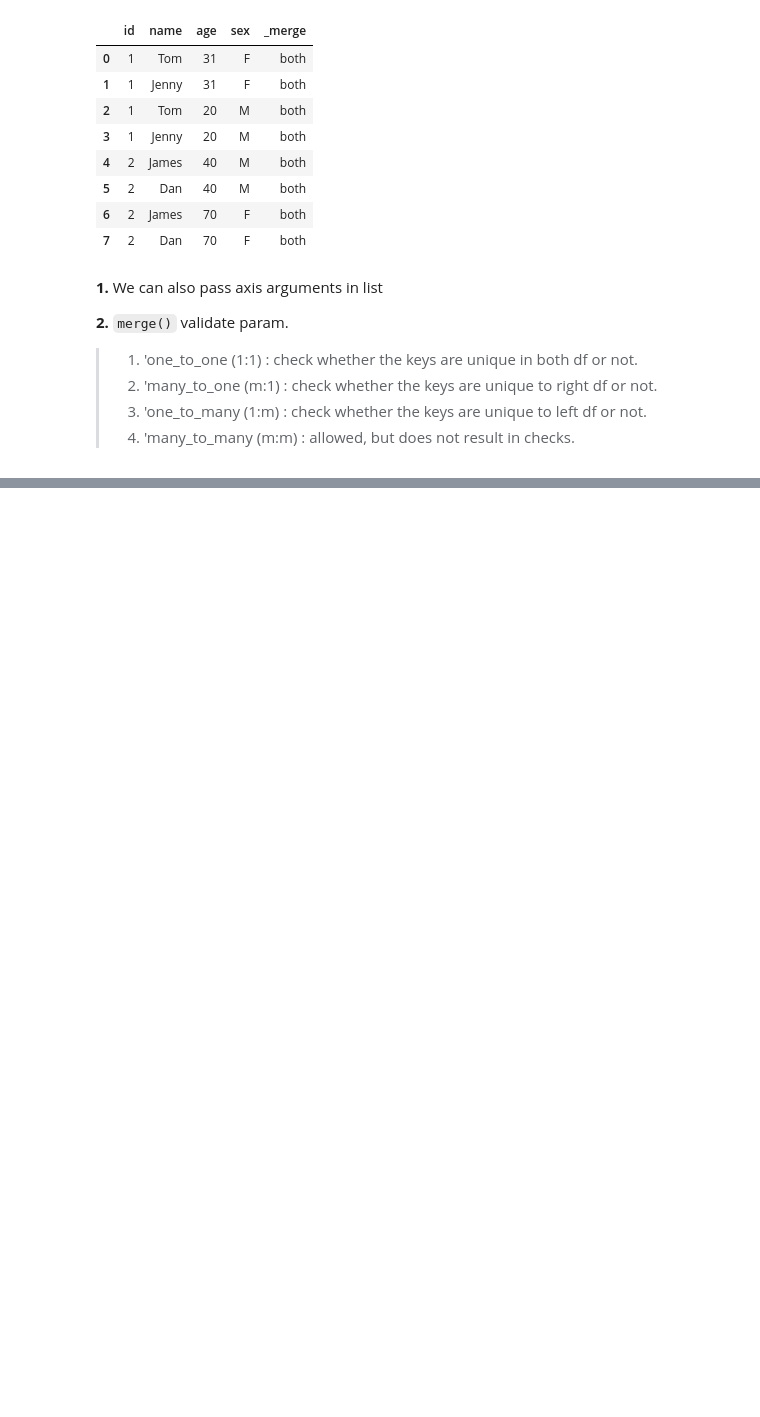
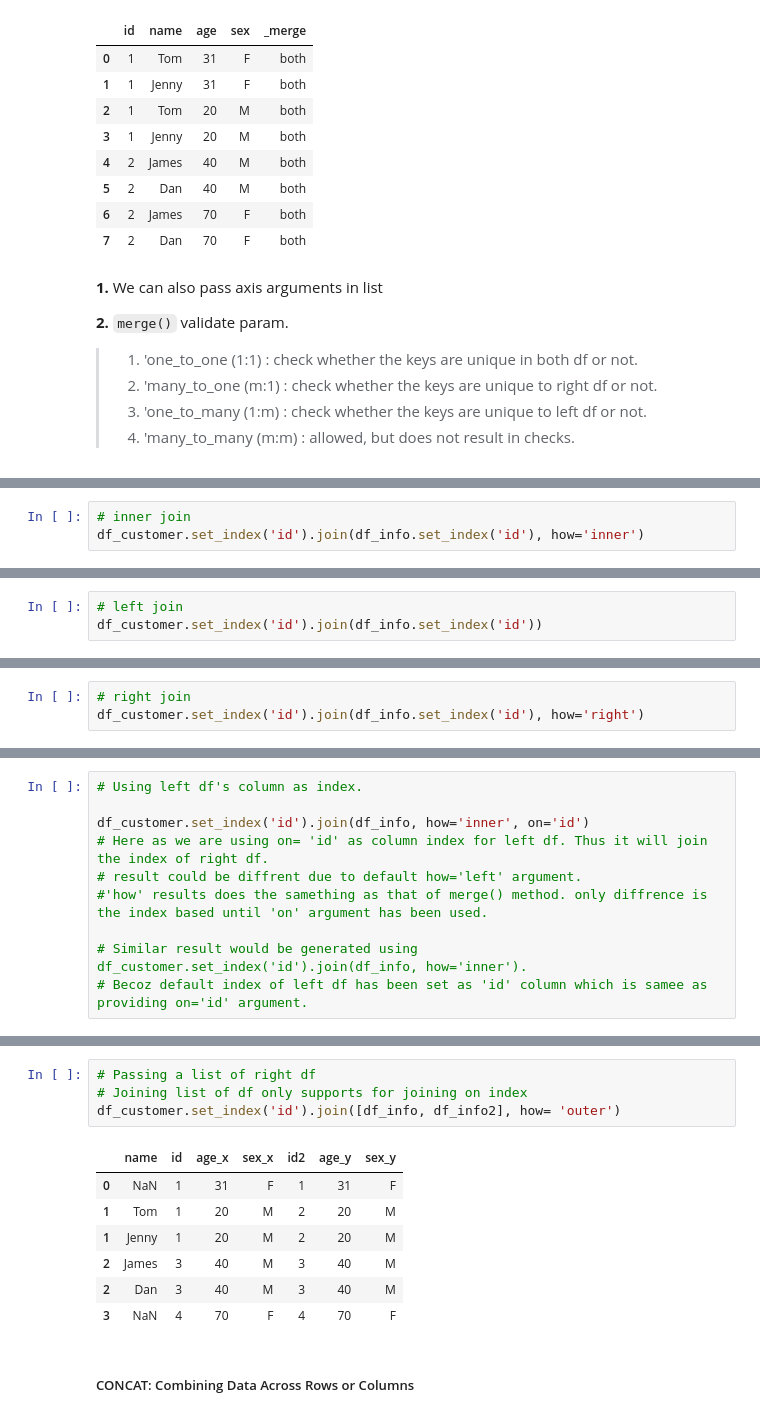
Before and after one commit to sanjuirm/Tutorials, a Jupyter notebook: Pandas/merge(), join() and concat().ipynb, the cells around one changed output, grey strips where cells are left out. Cells and saved outputs as stored; diff of their text form; blank space fills up the shorter version.

```diff
--- a/Pandas/merge(), join() and concat().ipynb
+++ b/Pandas/merge(), join() and concat().ipynb
@@ -186,0 +243,3 @@ pd.merge(df_customer, df_info, how='right', on='id', sort= True, indicator= True
+# %%
+# inner join
+df_customer.set_index('id').join(df_info.set_index('id'), how='inner')
@@ -186,0 +253,3 @@ pd.merge(df_customer, df_info, how='right', on='id', sort= True, indicator= True
+# %%
+# left join
+df_customer.set_index('id').join(df_info.set_index('id'))
@@ -186,0 +265,3 @@ pd.merge(df_customer, df_info, how='right', on='id', sort= True, indicator= True
+# %%
+# right join
+df_customer.set_index('id').join(df_info.set_index('id'), how='right')
@@ -186,0 +277,10 @@ pd.merge(df_customer, df_info, how='right', on='id', sort= True, indicator= True
+# %%
+# Using left df's column as index.
+
+df_customer.set_index('id').join(df_info, how='inner', on='id')
+# Here as we are using on= 'id' as column index for left df. Thus it will join the index of right df.
+# result could be diffrent due to default how='left' argument.
+#'how' results does the samething as that of merge() method. only diffrence is the index based until 'on' argument has been used.
+
+# Similar result would be generated using df_customer.set_index('id').join(df_info, how='inner').
+# Becoz default index of left df has been set as 'id' column which is samee as providing on='id' argument.
@@ -186,0 +304,14 @@ pd.merge(df_customer, df_info, how='right', on='id', sort= True, indicator= True
+# %%
+# Passing a list of right df
+# Joining list of df only supports for joining on index
+df_customer.set_index('id').join([df_info, df_info2], how= 'outer')
+# %% [output]
+|  | name | id | age_x | sex_x | id2 | age_y | sex_y |
+| 0 | NaN | 1 | 31 | F | 1 | 31 | F |
+| 1 | Tom | 1 | 20 | M | 2 | 20 | M |
+| 1 | Jenny | 1 | 20 | M | 2 | 20 | M |
+| 2 | James | 3 | 40 | M | 3 | 40 | M |
+| 2 | Dan | 3 | 40 | M | 3 | 40 | M |
+| 3 | NaN | 4 | 70 | F | 4 | 70 | F |
+# %% [markdown]
+##### CONCAT: Combining Data Across Rows or Columns
```
Also changed, not shown: parts of 14 cells of this notebook.
